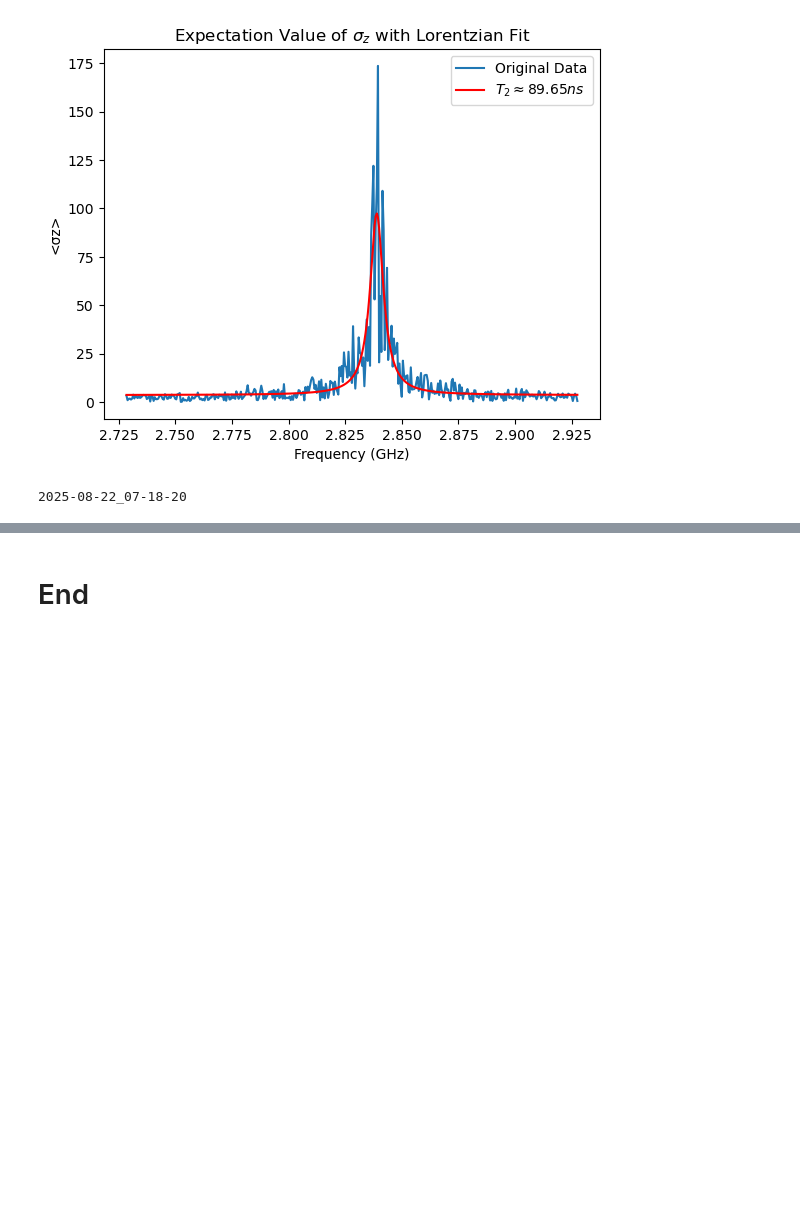
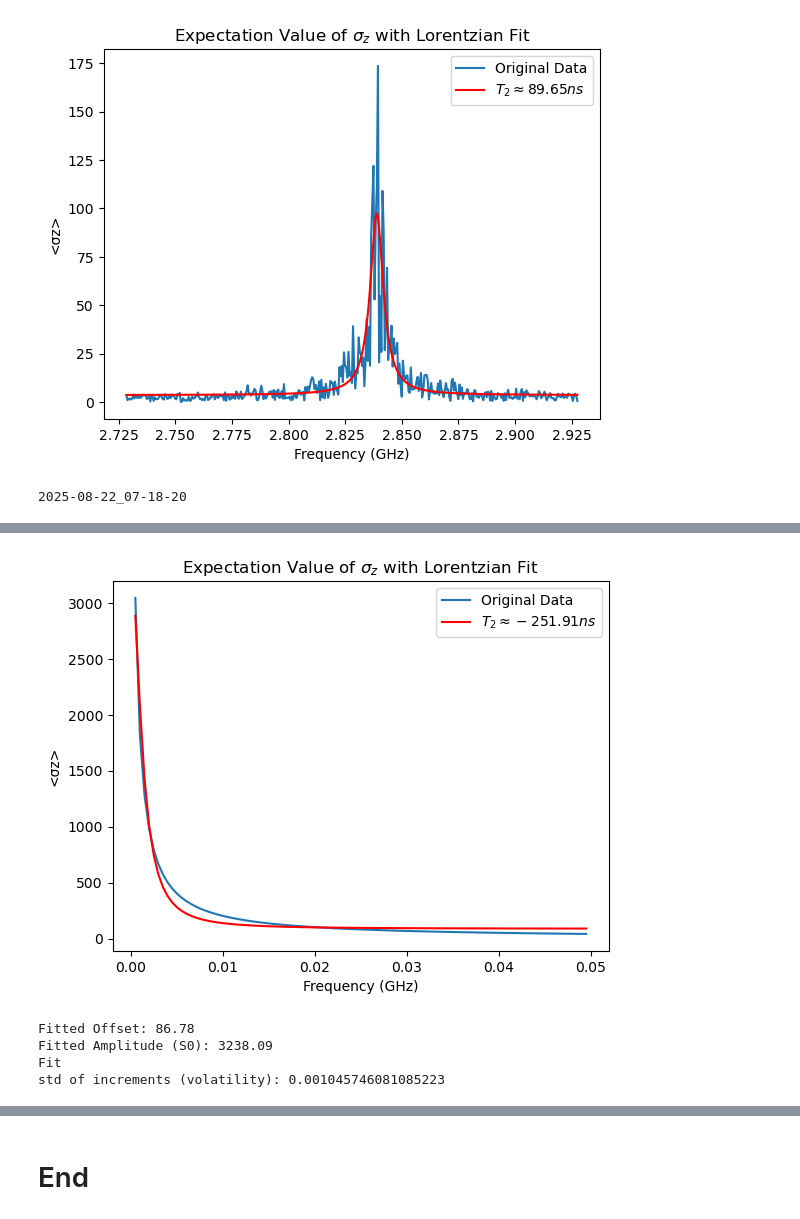
Before and after one commit to Danielgb23/superconducting_qubit_3, a Jupyter notebook: qubit_tls_white_noise.ipynb, the cells around one changed output, grey strips where cells are left out. Drawn from its saved outputs; the diff is of its cells as text; code cells hidden in the pictures; blank space fills up the shorter version.

```diff
--- a/qubit_tls_white_noise.ipynb
+++ b/qubit_tls_white_noise.ipynb
@@ -909,0 +941,8 @@ for i, exp in enumerate(exps):
+# %%
+lorenztian_fit(t, res.expect[2], T2_0)
+# %% [output]
+[figure, added]
+Fitted Offset: 86.78
+Fitted Amplitude (S0): 3238.09
+Fit
+std of increments (volatility): 0.001045746081085223
```
Also changed, not shown: parts of 16 cells of this notebook.
